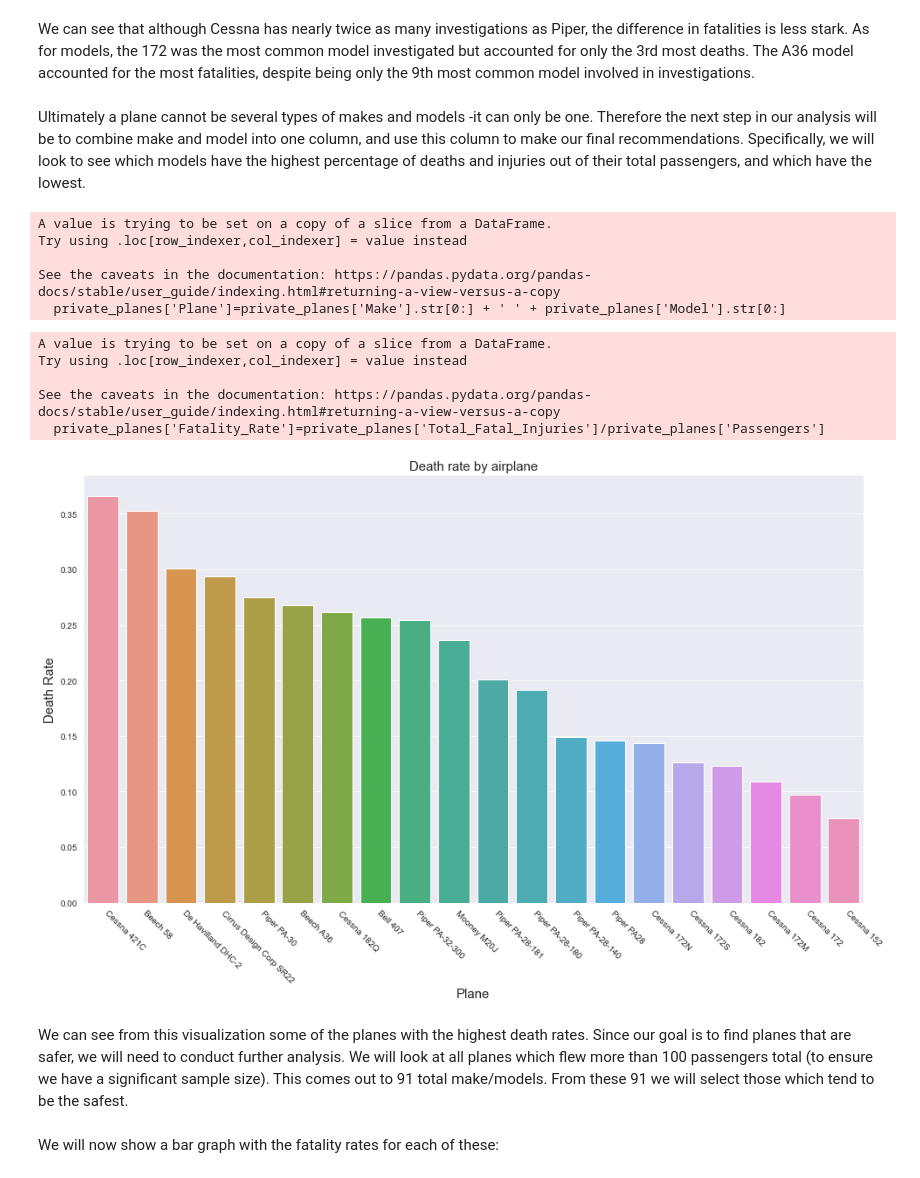
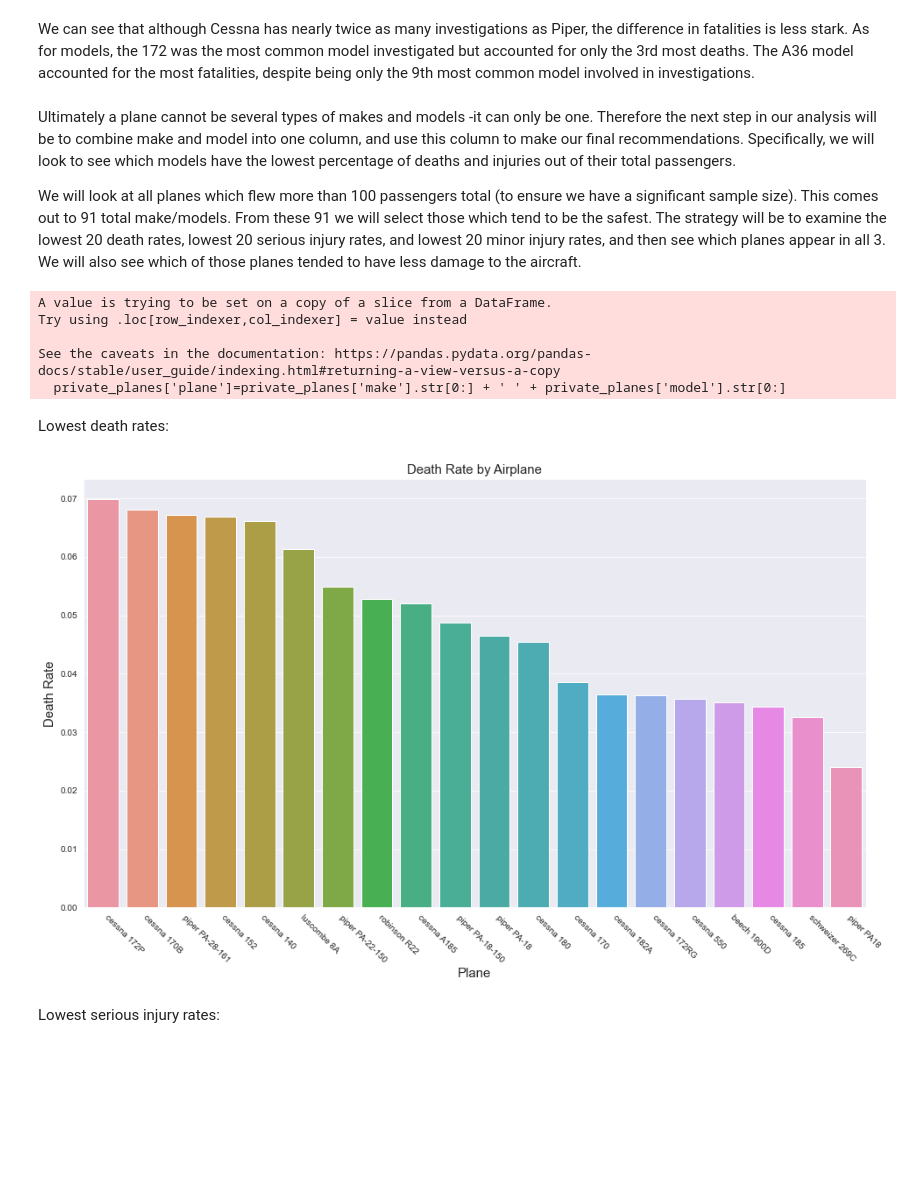
Before and after one commit to jtjohn172/Aviation-Data-Analysis-Project, a Jupyter notebook: notebooks/private-planes.ipynb, the cells around one changed output. Drawn from its saved outputs; the diff is of its cells as text; code cells hidden in the pictures; blank space fills up the shorter version.

Commit message:
Examined levels of damage

```diff
--- a/notebooks/private-planes.ipynb
+++ b/notebooks/private-planes.ipynb
@@ -127,7 +127,7 @@ private_planes=private_planes.dropna(subset=['Make', 'Model'])
 # %% [markdown]
 We will also clean up some duplicate names in the 'Make' column.
 # %%
-private_planes['Make']=private_planes['Make'].str.title()
+private_planes['make']=private_planes['make'].str.lower()
 # %% [output]
 A value is trying to be set on a copy of a slice from a DataFrame.
 Try using .loc[row_indexer,col_indexer] = value instead
@@ -183,20 +183,6 @@ f.set_xticklabels(fatalities.index[:20], rotation=-45, ha='left');
 # %% [markdown]
 We can see that although Cessna has nearly twice as many investigations as Piper, the difference in fatalities is less stark. As for models, the 172 was the most common model investigated but accounted for only the 3rd most deaths. The A36 model accounted for the most fatalities, despite being only the 9th most common model involved in investigations.
 # %% [markdown]
-Ultimately a plane cannot be several types of makes and models -it can only be one. Therefore the next step in our analysis will be to combine make and model into one column, and use this column to make our final recommendations. Specifically, we will look to see which models have the highest percentage of deaths and injuries out of their total passengers, and which have the lowest.
+Ultimately a plane cannot be several types of makes and models -it can only be one. Therefore the next step in our analysis will be to combine make and model into one column, and use this column to make our final recommendations. Specifically, we will look to see which models have the lowest percentage of deaths and injuries out of their total passengers.
+
+We will look at all planes which flew more than 100 passengers total (to ensure we have a significant sample size). This comes out to 91 total make/models. From these 91 we will select those which tend to be the safest. The strategy will be to examine the lowest 20 death rates, lowest 20 serious injury rates, and lowest 20 minor injury rates, and then see which planes appear in all 3. We will also see which of those planes tended to have less damage to the aircraft.
-# %%
-private_planes['Plane']=private_planes['Make'].str[0:] + ' ' + private_planes['Model'].str[0:]
-# %% [output]
-A value is trying to be set on a copy of a slice from a DataFrame.
-Try using .loc[row_indexer,col_indexer] = value instead
-
-See the caveats in the documentation: https://pandas.pydata.org/pandas-docs/stable/user_guide/indexing.html#returning-a-view-versus-a-copy
-  private_planes['Plane']=private_planes['Make'].str[0:] + ' ' + private_planes['Model'].str[0:]
-# %%
-private_planes['Fatality_Rate']=private_planes['Total_Fatal_Injuries']/private_planes['Passengers']
-# %% [output]
-A value is trying to be set on a copy of a slice from a DataFrame.
-Try using .loc[row_indexer,col_indexer] = value instead
-
-See the caveats in the documentation: https://pandas.pydata.org/pandas-docs/stable/user_guide/indexing.html#returning-a-view-versus-a-copy
-  private_planes['Fatality_Rate']=private_planes['Total_Fatal_Injuries']/private_planes['Passengers']
@@ -208,12 +189,32 @@ top_20=top_20.sort_values(ascending=False)
+# %%
+private_planes['plane']=private_planes['make'].str[0:] + ' ' + private_planes['model'].str[0:]
+
+most_common_private_planes=private_planes.groupby('plane')['passengers'].sum().sort_values(ascending=False)[private_planes.groupby('plane')['passengers'].sum().sort_values(ascending=False).values>100]
+top_private_planes=private_planes.loc[private_planes['plane'].isin(most_common_private_planes.index)]
+
+death_rates=top_private_planes.groupby('plane')['total_fatal_injuries'].sum()/top_private_planes.groupby('plane')['passengers'].sum()
+death_rates=death_rates.sort_values(ascending=False)
+
+serious_injury_rates=top_private_planes.groupby('plane')['total_serious_injuries'].sum()/top_private_planes.groupby('plane')['passengers'].sum()
+serious_injury_rates=serious_injury_rates.sort_values(ascending=False)
+
+minor_injury_rates=top_private_planes.groupby('plane')['total_minor_injuries'].sum()/top_private_planes.groupby('plane')['passengers'].sum()
+minor_injury_rates=serious_injury_rates.sort_values(ascending=False)
+# %% [output]
+A value is trying to be set on a copy of a slice from a DataFrame.
+Try using .loc[row_indexer,col_indexer] = value instead
+
+See the caveats in the documentation: https://pandas.pydata.org/pandas-docs/stable/user_guide/indexing.html#returning-a-view-versus-a-copy
+  private_planes['plane']=private_planes['make'].str[0:] + ' ' + private_planes['model'].str[0:]
+# %% [markdown]
+Lowest death rates:
 # %%
 fig, ax=plt.subplots(figsize=(16,9))
 sns.set_style('darkgrid')
-f=sns.barplot(data=private_planes, x=top_20.index, y=top_20.values)
-f.set_title('Death rate by airplane', fontsize=15)
+f=sns.barplot(data=top_private_planes, x=top_91_death_rates.index[-20:], y=top_91_death_rates.values[-20:])
+f.set_title('Death Rate by Airplane', fontsize=15)
 f.set_xlabel('Plane', fontsize=15)
 f.set_ylabel('Death Rate', fontsize=15)
-f.set_xticklabels(top_20.index, rotation=-45, ha='left');
+f.set_xticklabels(top_91_death_rates.index[-20:], rotation=-45, ha='left');
 # %% [output]
-[figure, old version]
+[figure, new version]
-# %% [markdown]
-We can see from this visualization some of the planes with the highest death rates. Since our goal is to find planes that are safer, we will need to conduct further analysis. We will look at all planes which flew more than 100 passengers total (to ensure we have a significant sample size). This comes out to 91 total make/models. From these 91 we will select those which tend to be the safest.
@@ -224,5 +221,5 @@ top_91_death_rates=top_private_planes.groupby('Plane')['Fatality_Rate'].mean().s
-# %% [markdown]
-We will now show a bar graph with the fatality rates for each of these:
+# %% [markdown]
+Lowest serious injury rates:
 # %%
 fig, ax=plt.subplots(figsize=(16,9))
 sns.set_style('darkgrid')
```
Also changed, not shown: parts of 26 cells of this notebook.
